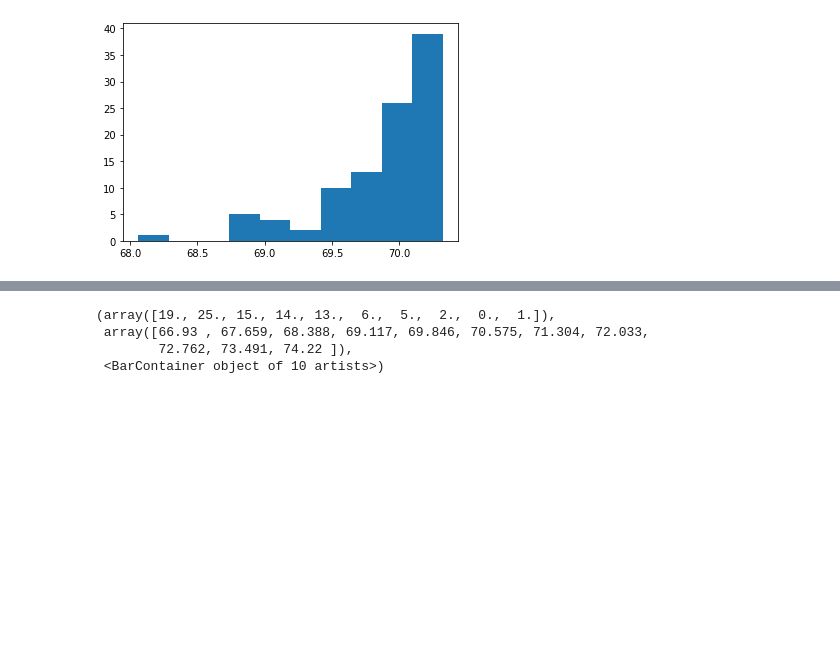
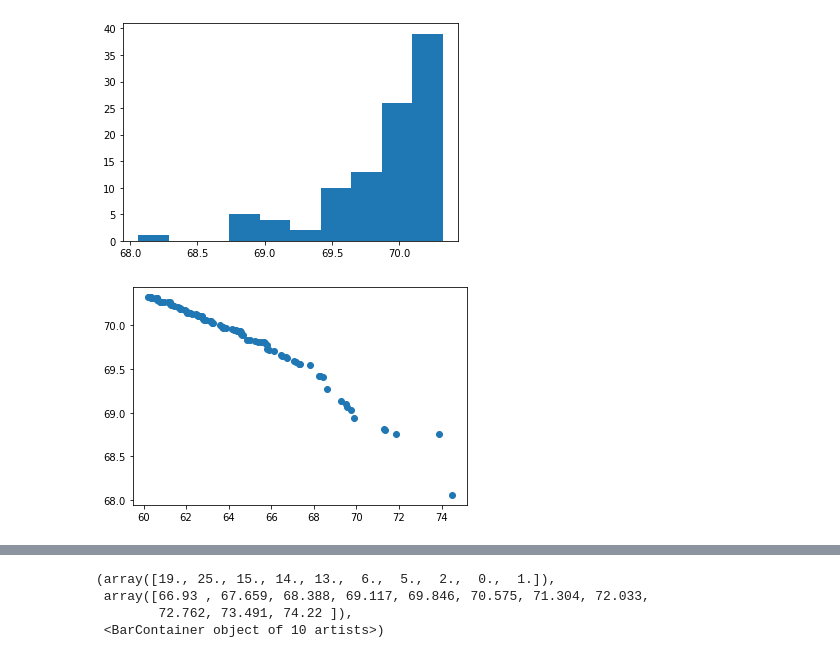
Before and after one commit to AndyWalker81/ProgrammingForDataAnalysis_Project, a Jupyter notebook: Programming_Project.ipynb, the cells around one changed output, grey strips where cells are left out. Drawn from its saved outputs; the diff is of its cells as text; code cells hidden in the pictures; blank space fills up the shorter version.

```diff
--- a/Programming_Project.ipynb
+++ b/Programming_Project.ipynb
@@ -161,4 +167,6 @@ plt.hist(distance2020)
 # %%
-accuracy2020 = df_arr.iloc[:,1]
-accuracy2020
+#accuracy2020 = df_arr.iloc[:,1]
+#accuracy2020
+y = df_arr.iloc[:,1]
+y
 # %% [output]
@@ -185,4 +205,4 @@ plt.hist(accuracy2020)
 # %%
-scoring2020 = df_arr.iloc[:,2]
-scoring2020
+z = df_arr.iloc[:,2]
+z
 # %% [output]
@@ -207,3 +227,9 @@ plt.hist(scoring2020)
         69.868, 70.094, 70.32 ]),
  <BarContainer object of 10 artists>)
 [figure]
+# %%
+plt.scatter(y,z)
+
+plt.show()
+# %% [output]
+[figure, added]
```
Also changed, not shown: parts of 41 cells of this notebook, 7 other files.
